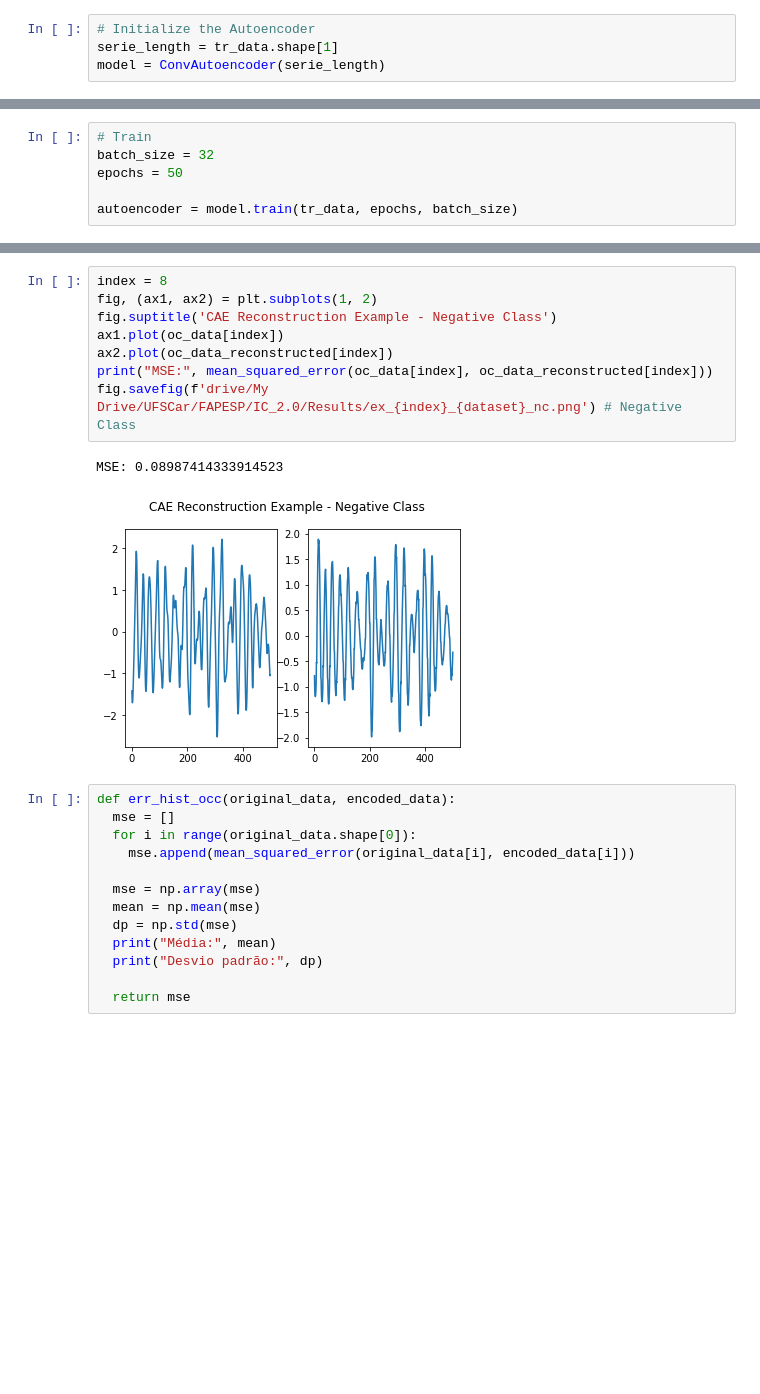
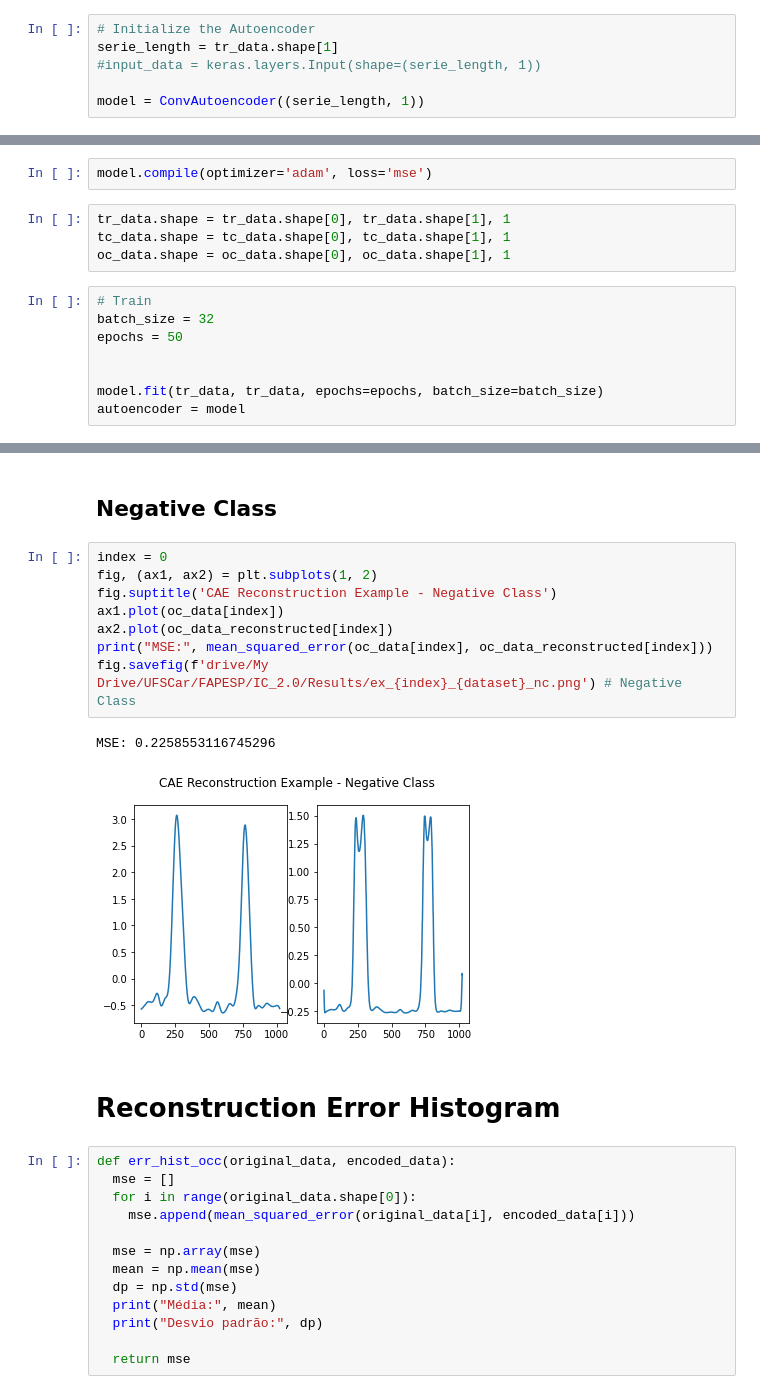
Before and after one commit to Tyred/TimeSeries_OCC-PUL, a Jupyter notebook: Notebooks/OC_ConvAutoencoder.ipynb, the cells around one changed output, grey strips where cells are left out. Cells and saved outputs as stored; diff of their text form; blank space fills up the shorter version.

Commit message:
Subclassing ConvAutoencoder and organizing the notebook

```diff
--- a/Notebooks/OC_ConvAutoencoder.ipynb
+++ b/Notebooks/OC_ConvAutoencoder.ipynb
@@ -130,5 +143,7 @@ Test data shape (other class(es)):  (681, 500)
 # %%
 # Initialize the Autoencoder
 serie_length = tr_data.shape[1]
-model = ConvAutoencoder(serie_length)
+#input_data = keras.layers.Input(shape=(serie_length, 1))
+
+model = ConvAutoencoder((serie_length, 1))
 # %% [output]
@@ -152,8 +151,16 @@ _________________________________________________________________
+# %%
+model.compile(optimizer='adam', loss='mse')
+# %%
+tr_data.shape = tr_data.shape[0], tr_data.shape[1], 1
+tc_data.shape = tc_data.shape[0], tc_data.shape[1], 1
+oc_data.shape = oc_data.shape[0], oc_data.shape[1], 1
 # %%
 # Train
 batch_size = 32
 epochs = 50
 
-autoencoder = model.train(tr_data, epochs, batch_size)
+
+model.fit(tr_data, tr_data, epochs=epochs, batch_size=batch_size)
+autoencoder = model
 # %% [output]
 Epoch 1/50
@@ -202,14 +219,18 @@ MSE: 0.08392482207131483
+# %% [markdown]
+## Negative Class
 # %%
-index = 8
+index = 0
 fig, (ax1, ax2) = plt.subplots(1, 2)
 fig.suptitle('CAE Reconstruction Example - Negative Class')
 ax1.plot(oc_data[index])
 ax2.plot(oc_data_reconstructed[index])
 print("MSE:", mean_squared_error(oc_data[index], oc_data_reconstructed[index]))
 fig.savefig(f'drive/My Drive/UFSCar/FAPESP/IC_2.0/Results/ex_{index}_{dataset}_nc.png') # Negative Class
 # %% [output]
-MSE: 0.08987414333914523
+MSE: 0.2258553116745296
-[figure, old version]
+[figure, new version]
+# %% [markdown]
+# Reconstruction Error Histogram
 # %%
 def err_hist_occ(original_data, encoded_data):
   mse = []
```
Also changed, not shown: parts of 34 cells of this notebook.
